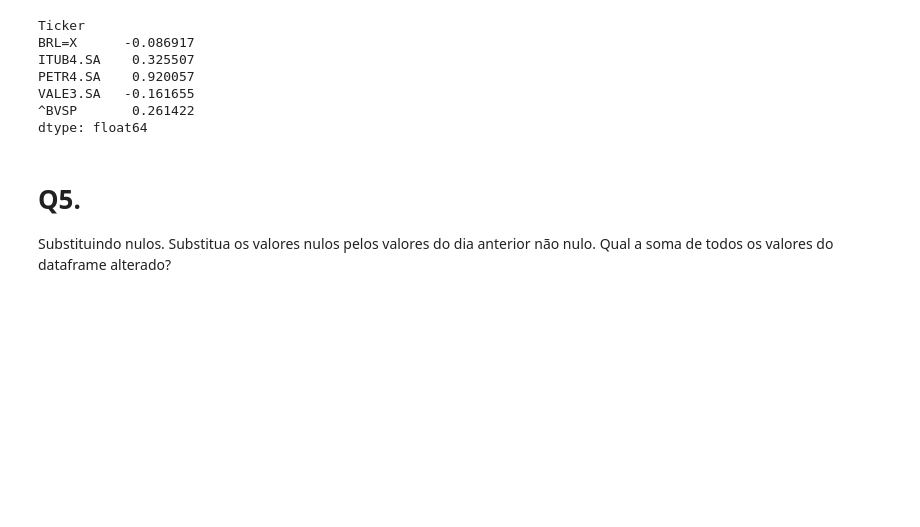
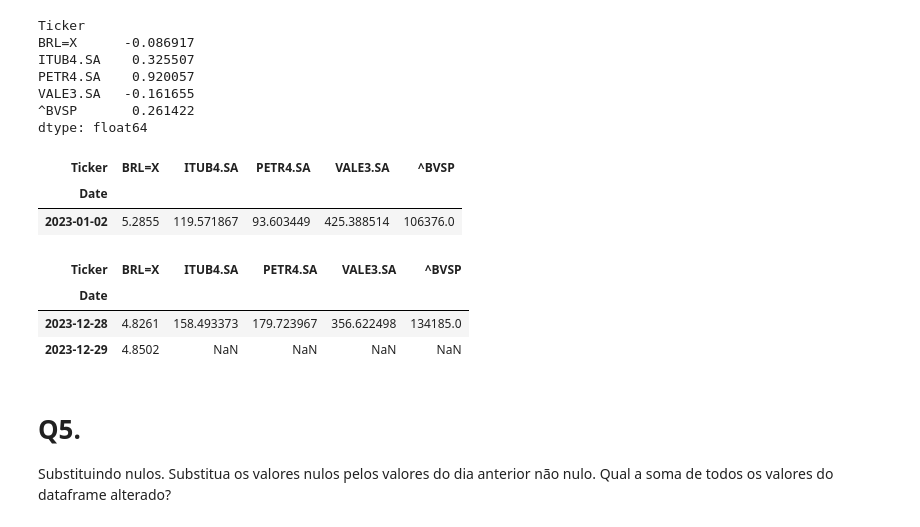
Before and after one commit to Rogerio-mack/IMT_CD_2024, a Jupyter notebook: Ex_Pandas_B3_solucao.ipynb, the cells around one changed output. Saved outputs shown, nothing was run; the diff lists cells and outputs as text; code cells hidden in the pictures; blank space fills up the shorter version.

```diff
--- a/Ex_Pandas_B3_solucao.ipynb
+++ b/Ex_Pandas_B3_solucao.ipynb
@@ -218,6 +243,19 @@ PETR4.SA    0.920057
 VALE3.SA   -0.161655
 ^BVSP       0.261422
 dtype: float64
+# %%
+df.head(1)
+# %% [output]
+| Ticker | BRL=X | ITUB4.SA | PETR4.SA | VALE3.SA | ^BVSP |
+| Date |  |  |  |  |  |
+| 2023-01-02 | 5.2855 | 119.571867 | 93.603449 | 425.388514 | 106376.0 |
+# %%
+df.tail(2)
+# %% [output]
+| Ticker | BRL=X | ITUB4.SA | PETR4.SA | VALE3.SA | ^BVSP |
+| Date |  |  |  |  |  |
+| 2023-12-28 | 4.8261 | 158.493373 | 179.723967 | 356.622498 | 134185.0 |
+| 2023-12-29 | 4.8502 | NaN | NaN | NaN | NaN |
 # %% [markdown]
 # Q5.
 
```
Also changed, not shown: parts of 27 cells of this notebook.
